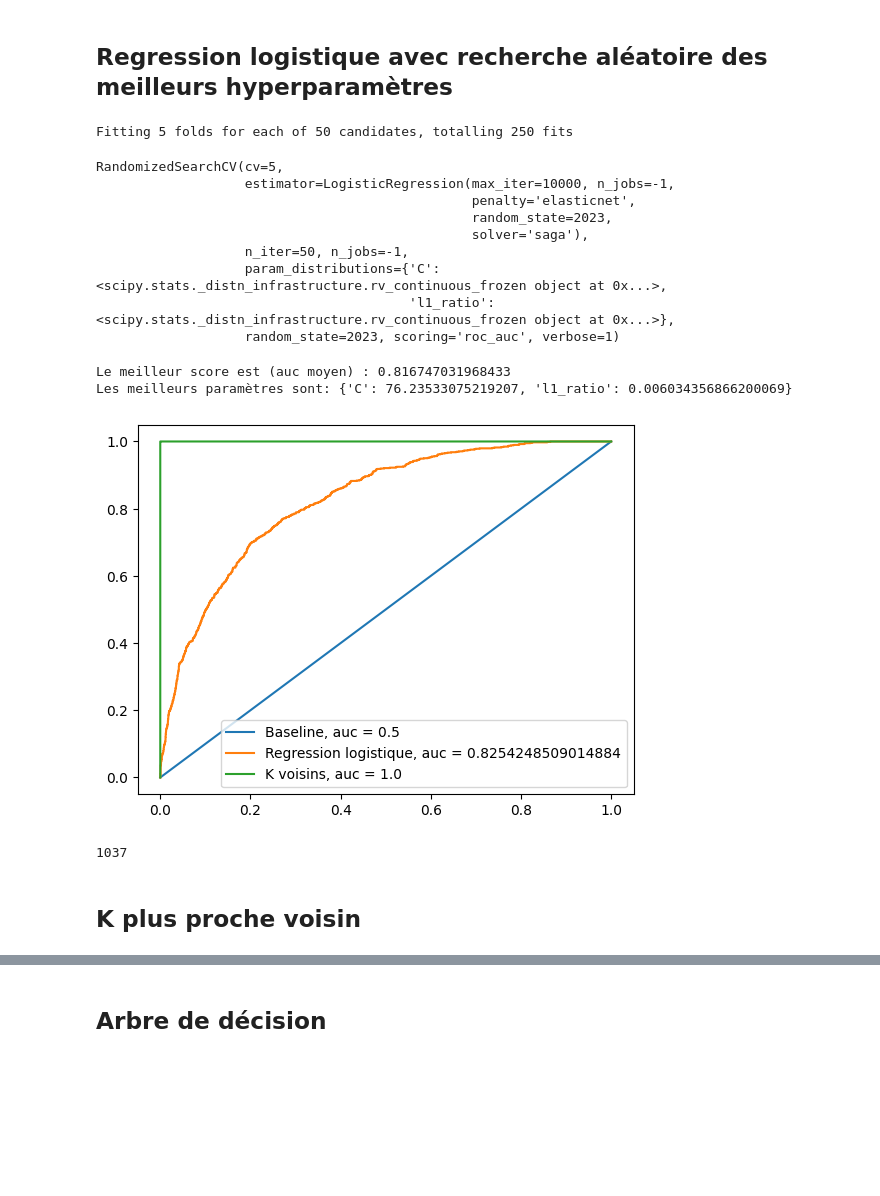
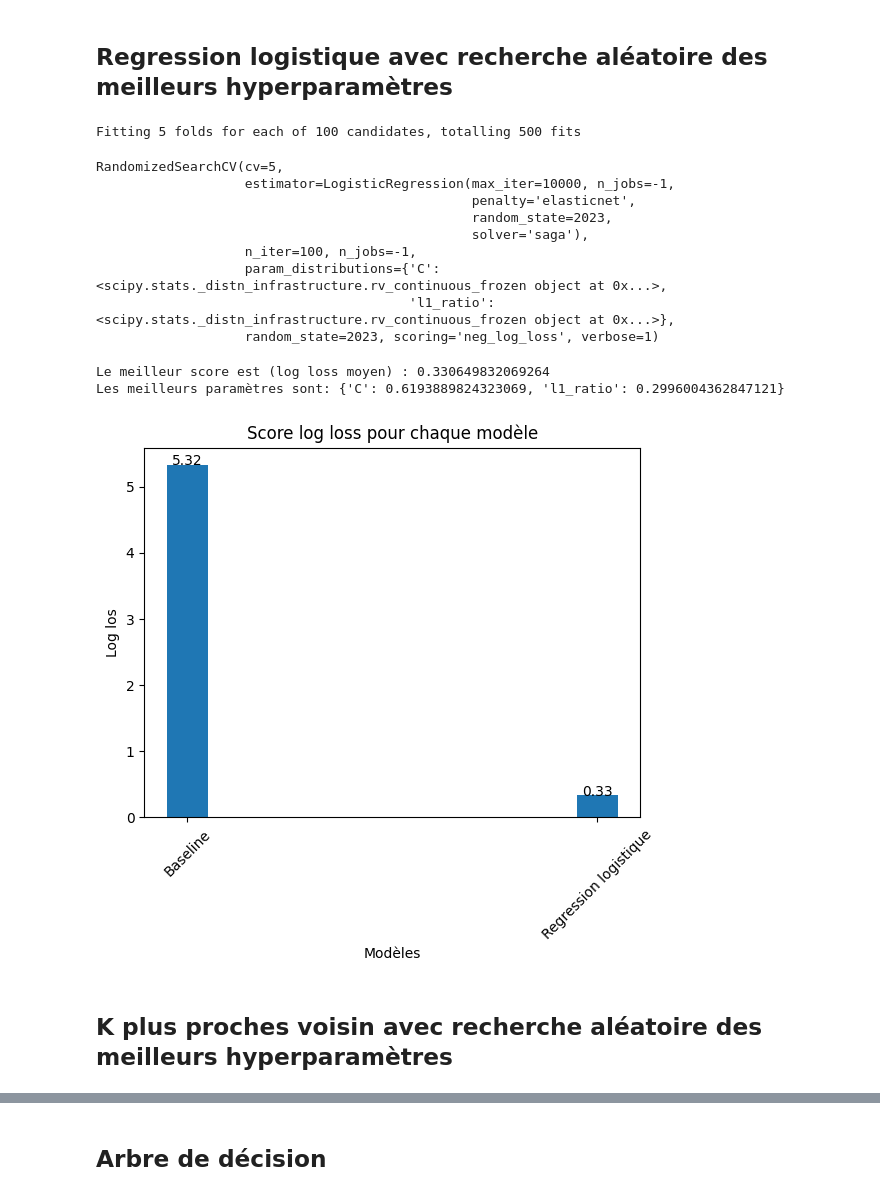
Before and after one commit to pascalfeutseu/420-A52-SF-gr-10084, a Jupyter notebook: nbs/Projet#2/Projet#2.ipynb, the cells around one changed output, grey strips where cells are left out. Drawn from its saved outputs; the diff is of its cells as text; code cells hidden in the pictures; blank space fills up the shorter version.

```diff
--- a/nbs/Projet#2/Projet#2.ipynb
+++ b/nbs/Projet#2/Projet#2.ipynb
@@ -161,11 +189,11 @@ lg_reg = LogisticRegression(penalty='elasticnet', solver='saga', n_jobs=-1, max_
 # Paramètres de la recherche aléatoire
 param_rnd_search = dict(C = loguniform(1e-20, 1e2), l1_ratio = loguniform(10e-10,1))
 
-# Recherche aléatoire
+# Recherche aléatoire: Nous précisons la valeur de cv pour avoir une validation croisée stratifiées à 5 plis
 log_reg_rnd_search = RandomizedSearchCV(lg_reg,
                                         param_rnd_search,
-                                        n_iter=50,
-                                        scoring='roc_auc',
+                                        n_iter=100,
+                                        scoring='neg_log_loss',
                                         cv=5,
                                         verbose=1,
                                         n_jobs=-1,
@@ -174,36 +202,38 @@ log_reg_rnd_search = RandomizedSearchCV(lg_reg,
 # fit
 log_reg_rnd_search.fit(X_train, y_train)
 # %% [output]
-Fitting 5 folds for each of 50 candidates, totalling 250 fits
+Fitting 5 folds for each of 100 candidates, totalling 500 fits
 RandomizedSearchCV(cv=5,
                    estimator=LogisticRegression(max_iter=10000, n_jobs=-1,
                                                 penalty='elasticnet',
                                                 random_state=2023,
                                                 solver='saga'),
-                   n_iter=50, n_jobs=-1,
+                   n_iter=100, n_jobs=-1,
                    param_distributions={'C': <scipy.stats._distn_infrastructure.rv_continuous_frozen object at 0x...>,
                                         'l1_ratio': <scipy.stats._distn_infrastructure.rv_continuous_frozen object at 0x...>},
-                   random_state=2023, scoring='roc_auc', verbose=1)
+                   random_state=2023, scoring='neg_log_loss', verbose=1)
 # %%
-print(f'Le meilleur score est (auc moyen) : {log_reg_rnd_search.best_score_}')
+results['Regression logistique'] = -log_reg_rnd_search.best_score_
+print(f'Le meilleur score est (log loss moyen) : {-log_reg_rnd_search.best_score_}')
 print(f'Les meilleurs paramètres sont: {log_reg_rnd_search.best_params_}')
 # %% [output]
-Le meilleur score est (auc moyen) : 0.816747031968433
-Les meilleurs paramètres sont: {'C': 76.23533075219207, 'l1_ratio': 0.006034356866200069}
+Le meilleur score est (log loss moyen) : 0.330649832069264
+Les meilleurs paramètres sont: {'C': 0.6193889824323069, 'l1_ratio': 0.2996004362847121}
 # %%
-# Score sur l'ensemble des données d'entrainement: Courbe ROC et AUC
-y_train_pred_proba_lg_reg_rnd = log_reg_rnd_search.best_estimator_.predict_proba(X_train)[:,1]
-results['Regression logistique'] = y_train_pred_proba_lg_reg_rnd
+# Score sur l'ensemble des données d'entrainement
+#y_train_pred_proba_lg_reg_rnd = log_reg_rnd_search.best_estimator_.predict_proba(X_train)[:,1]
+#results['Regression logistique'] = y_train_pred_proba_lg_reg_rnd
 
-plot_roc_curve(y_train, results)
+#plot_roc_curve(y_train, results)
+
+#loss_log_reg = log_loss(y_train, y_train_pred_proba_lg_reg_rnd)
+#results['Regression logistique'] = loss_log_reg
+#print(f'Log loss Regression Logistique = {loss_log_reg}')
-# %% [output]
-[figure, removed]
 # %%
-fpr, tpr, thresholds = roc_curve(y_train, y_train_pred_proba_lg_reg_rnd)
-auc = roc_auc_score(y_train, y_train_pred_proba_lg_reg_rnd)
-len(thresholds)
+# Comparaison visuelle des log loss sur un digramme à bar
+plot_log_loss_bar(results)
 # %% [output]
-1037
+[figure, added]
 # %% [markdown]
-## K plus proche voisin
+## K plus proches voisin avec recherche aléatoire des meilleurs hyperparamètres
 # %%
```
Also changed, not shown: parts of 20 cells of this notebook.
